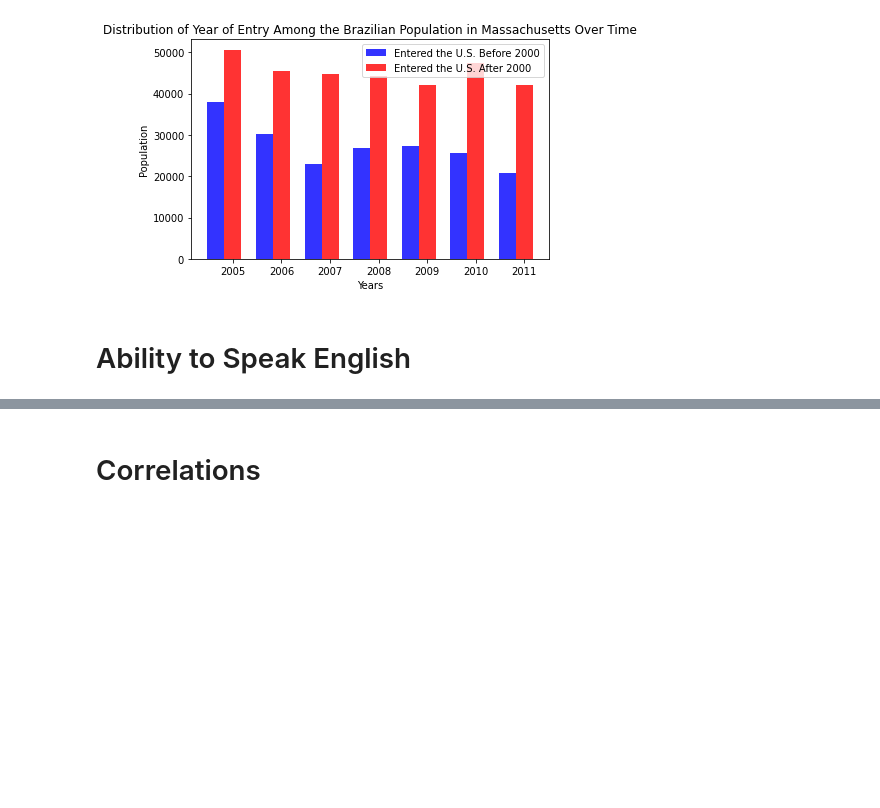
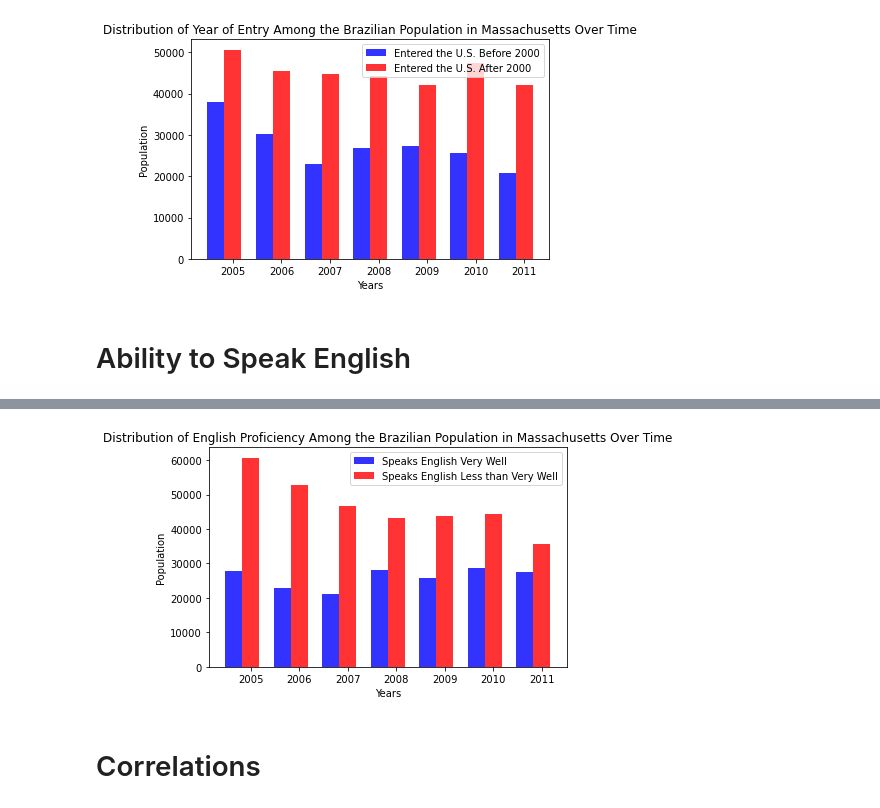
Before and after one commit to BU-Spark/ds-boston-bpda-br-census, a Jupyter notebook: Notebook Files/Brazilian Immigrant Population Over Time.ipynb, the cells around one changed output, grey strips where cells are left out. Cells and saved outputs as stored; diff of their text form; code cells hidden in the pictures; blank space fills up the shorter version.

Commit message:
English Proficiency Added

```diff
--- a/Notebook Files/Brazilian Immigrant Population Over Time.ipynb
+++ b/Notebook Files/Brazilian Immigrant Population Over Time.ipynb
@@ -412,3 +412,37 @@ print(lessthan_count)
+# %%
+# Graphs the distribution of Year of Entry overtime
+def proficiency_over_time(verywell_count, lessthan_count, years):
+    # data to plot
+    n_groups = len(verywell_count)
+
+    # create plot
+    fig, ax = plt.subplots()
+    index = np.arange(n_groups)
+    bar_width = 0.35
+    opacity = 0.8
+
+    plt.bar(index, verywell_count, bar_width,
+        alpha=opacity,
+        color='b',
+        label='Speaks English Very Well')
+
+    plt.bar(index + bar_width, lessthan_count, bar_width,
+        alpha=opacity,
+        color='r',
+        label='Speaks English Less than Very Well')
+
+    plt.xlabel('Years')
+    plt.ylabel('Population')
+    plt.title('Distribution of English Proficiency Among the Brazilian Population in Massachusetts Over Time')
+    plt.xticks(index + bar_width, years)
+    plt.legend()
+
+    plt.tight_layout()
+    plt.show()
+
+proficiency_over_time(verywell_count, lessthan_count, years)
+# %% [output]
+[figure, added]
 # %% [markdown]
 # Correlations
 # %%
```
Also changed, not shown: parts of 1 cell of this notebook.
